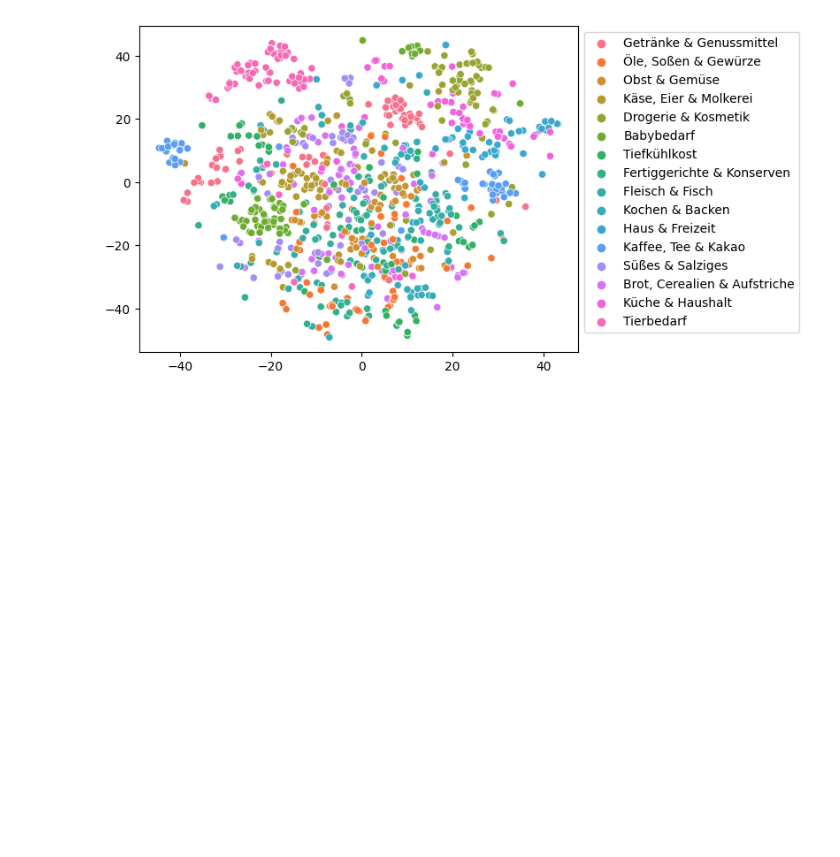
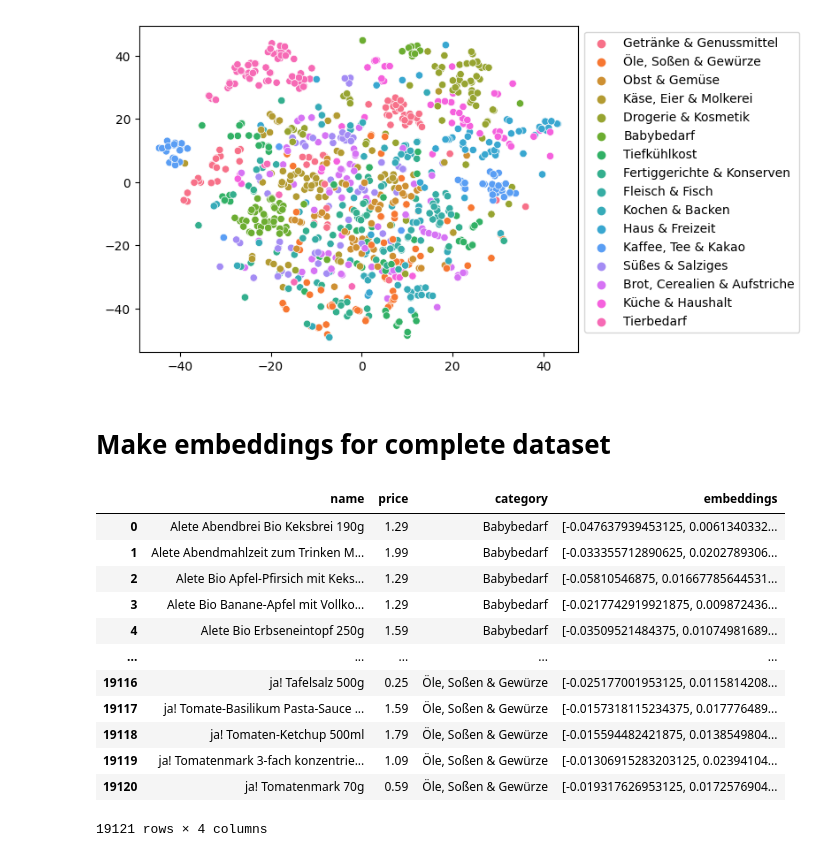
Before and after one commit to TopAudioData/receipt-contextualizer, a Jupyter notebook: notebooks/embeddings-api.ipynb, the cells around one changed output. Saved outputs shown, nothing was run; the diff lists cells and outputs as text; code cells hidden in the pictures; blank space fills up the shorter version.

```diff
--- a/notebooks/embeddings-api.ipynb
+++ b/notebooks/embeddings-api.ipynb
@@ -585,3 +585,29 @@ ax = sns.scatterplot(x=tsne[:, 0], y=tsne[:, 1], hue=np.array(df_sample['categor
 sns.move_legend(ax, 'upper left', bbox_to_anchor=(1, 1))
 # %% [output]
 [figure]
+# %% [markdown]
+# Make embeddings for complete dataset
+# %%
+def get_embeddings_by_chunks(data, chunk_size):
+    chunks = [data[x : x + chunk_size] for x in range(0, len(data), chunk_size)]
+    embeddings_response = [
+        client.embeddings(model="mistral-embed", input=c) for c in chunks
+    ]
+    return [d.embedding for e in embeddings_response for d in e.data]
+
+df_filtered["embeddings"] = get_embeddings_by_chunks(df_filtered["name"].tolist(), 50)
+df_filtered
+# %% [output]
+|  | name | price | category | embeddings |
+| 0 | Alete Abendbrei Bio Keksbrei 190g | 1.29 | Babybedarf | [-0.047637939453125, 0.0061340332... |
+| 1 | Alete Abendmahlzeit zum Trinken M... | 1.99 | Babybedarf | [-0.033355712890625, 0.0202789306... |
+| 2 | Alete Bio Apfel-Pfirsich mit Keks... | 1.29 | Babybedarf | [-0.05810546875, 0.01667785644531... |
+| 3 | Alete Bio Banane-Apfel mit Vollko... | 1.29 | Babybedarf | [-0.0217742919921875, 0.009872436... |
+| 4 | Alete Bio Erbseneintopf 250g | 1.59 | Babybedarf | [-0.03509521484375, 0.01074981689... |
+| ... | ... | ... | ... | ... |
+| 19116 | ja! Tafelsalz 500g | 0.25 | Öle, Soßen & Gewürze | [-0.025177001953125, 0.0115814208... |
+| 19117 | ja! Tomate-Basilikum Pasta-Sauce ... | 1.59 | Öle, Soßen & Gewürze | [-0.0157318115234375, 0.017776489... |
+| 19118 | ja! Tomaten-Ketchup 500ml | 1.79 | Öle, Soßen & Gewürze | [-0.015594482421875, 0.0138549804... |
+| 19119 | ja! Tomatenmark 3-fach konzentrie... | 1.09 | Öle, Soßen & Gewürze | [-0.01306915283203125, 0.02394104... |
+| 19120 | ja! Tomatenmark 70g | 0.59 | Öle, Soßen & Gewürze | [-0.019317626953125, 0.0172576904... |
+19121 rows × 4 columns
```
Also changed, not shown: parts of 5 cells of this notebook, 2 other files.
